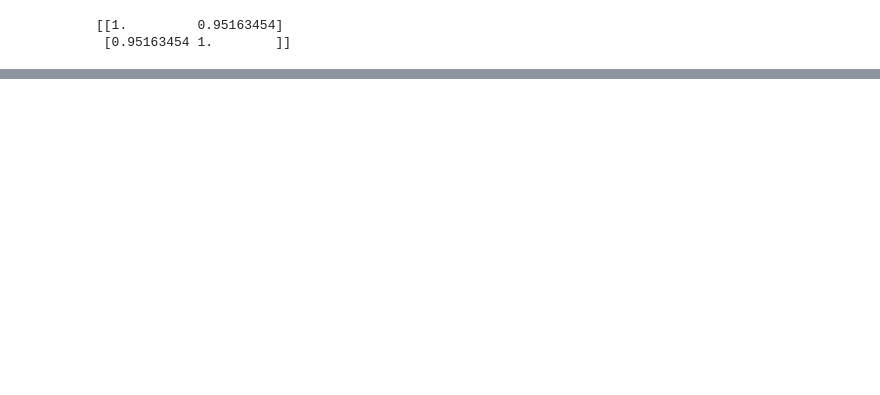
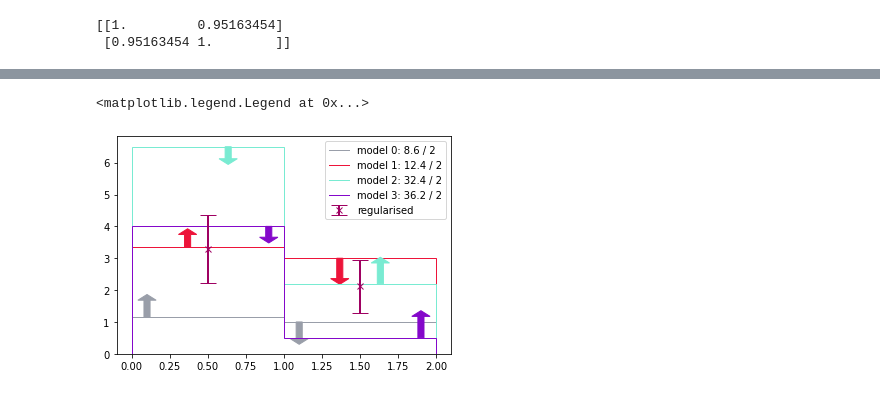
Before and after one commit to ast0815/regularisation, a Jupyter notebook: simple.ipynb, the cells around one changed output, grey strips where cells are left out. Saved outputs shown, nothing was run; the diff lists cells and outputs as text; code cells hidden in the pictures; blank space fills up the shorter version.

```diff
--- a/simple.ipynb
+++ b/simple.ipynb
@@ -203,0 +257,37 @@ print(cor_list[i_W])
+# %%
+# Bin plot
+bins = np.array([0.0, 1.0, 2.0])
+x = (bins[1:] + bins[:-1]) / 2
+
+# reg data
+plt.errorbar(
+    x,
+    reg_data,
+    yerr=np.sqrt(np.diag(cov_list[i_W])),
+    linestyle="",
+    marker="x",
+    linewidth=2,
+    color="C2",
+    capsize=8,
+    label="regularised",
+)
+
+# models
+for i, (model, chi, grad) in enumerate(zip(models, chis, grads)):
+    col = f"C{i+3}"
+    plt.stairs(model, bins, color=col, label=f"model {i}: {chi:.1f} / 2")
+    for ax, ay, dy in zip(x, model, grad):
+        plt.arrow(
+            ax - 0.4 + i * 0.8 / 3,
+            ay,
+            0,
+            dy,
+            length_includes_head=True,
+            width=0.04,
+            color=col,
+        )
+
+plt.legend()
+# %% [output]
+<matplotlib.legend.Legend at 0x...>
+[figure, added]
```
Also changed, not shown: parts of 3 cells of this notebook, 1 other file.
